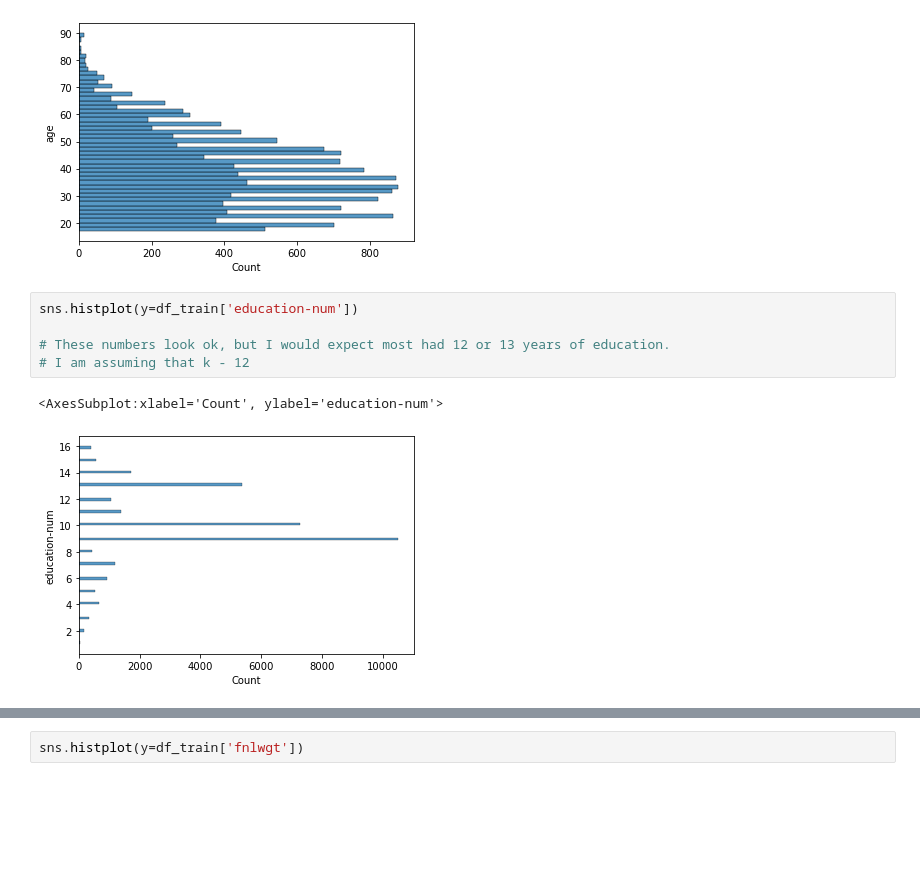
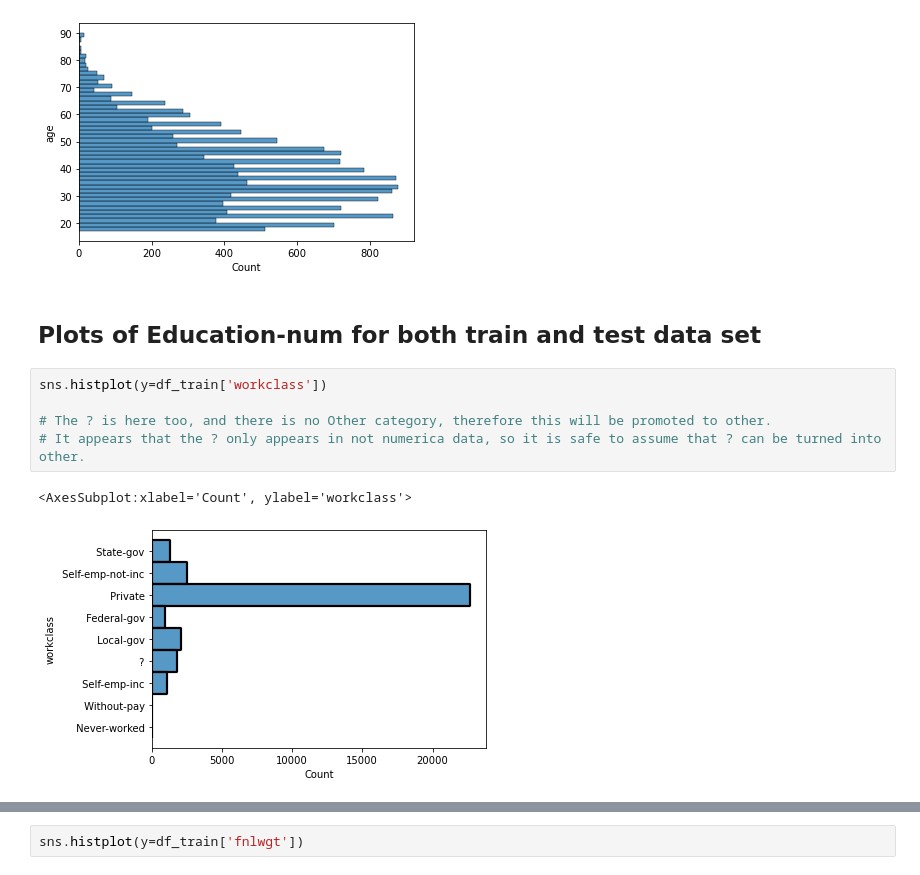
Before and after one commit to luismoralesphysics/Aunalytics_DA_assessment, a Jupyter notebook: segmentation.ipynb, the cells around one changed output, grey strips where cells are left out. Drawn from its saved outputs; the diff is of its cells as text; blank space fills up the shorter version.

```diff
--- a/segmentation.ipynb
+++ b/segmentation.ipynb
@@ -39,12 +41,14 @@ sns.histplot(y=df_test['age'])
 # %% [output]
 <AxesSubplot:xlabel='Count', ylabel='age'>
 [figure]
-# %%
-sns.histplot(y=df_train['education-num'])
-
-# These numbers look ok, but I would expect most had 12 or 13 years of education.
-# I am assuming that k - 12
-# %% [output]
-<AxesSubplot:xlabel='Count', ylabel='education-num'>
-[figure, removed]
+# %% [markdown]
+## Plots of Education-num for both train and test data set
+# %%
+sns.histplot(y=df_train['workclass'])
+
+# The ? is here too, and there is no Other category, therefore this will be promoted to other.
+# It appears that the ? only appears in not numerica data, so it is safe to assume that ? can be turned into other.
+# %% [output]
+<AxesSubplot:xlabel='Count', ylabel='workclass'>
+[figure, added]
 # %%
```
Also changed, not shown: parts of 30 cells of this notebook.
